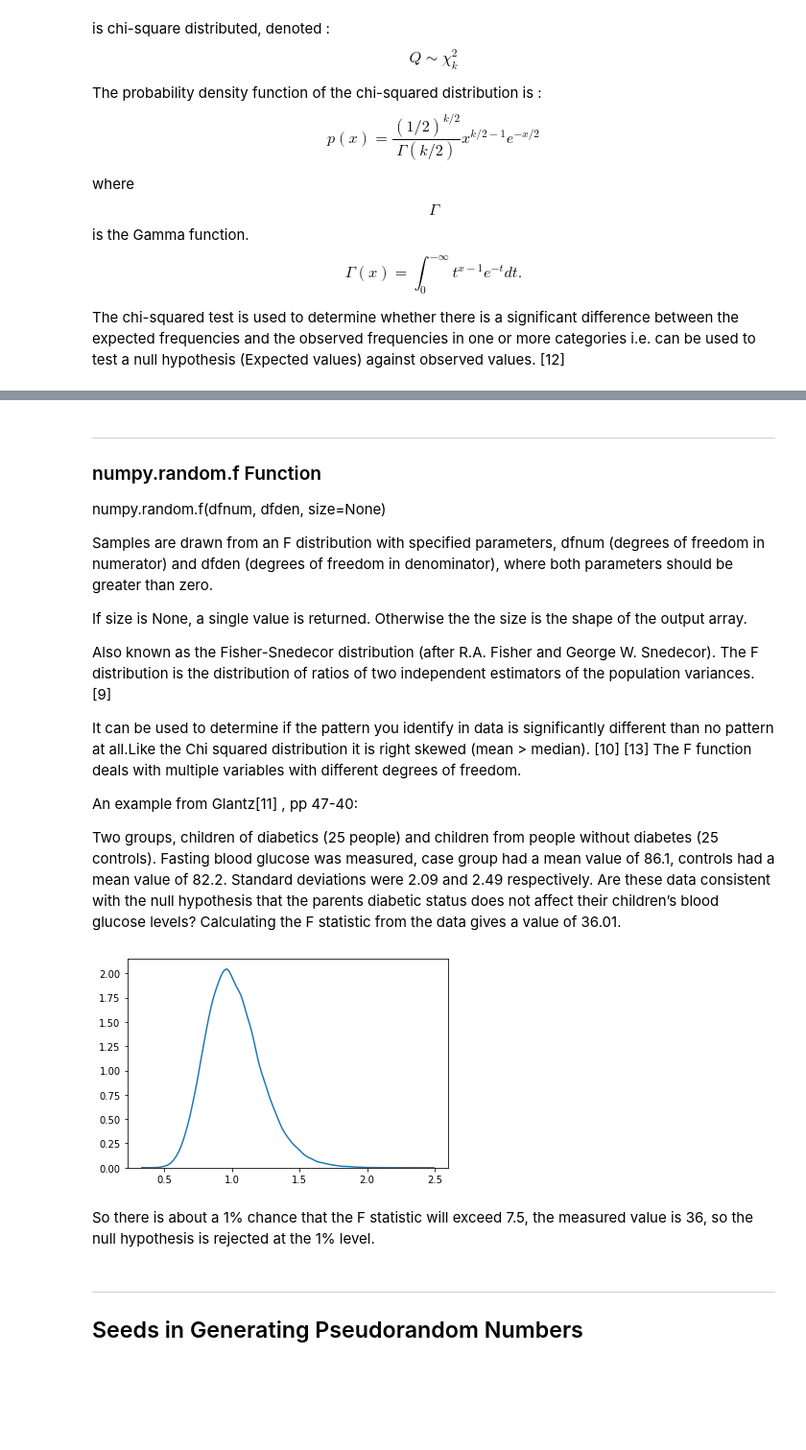
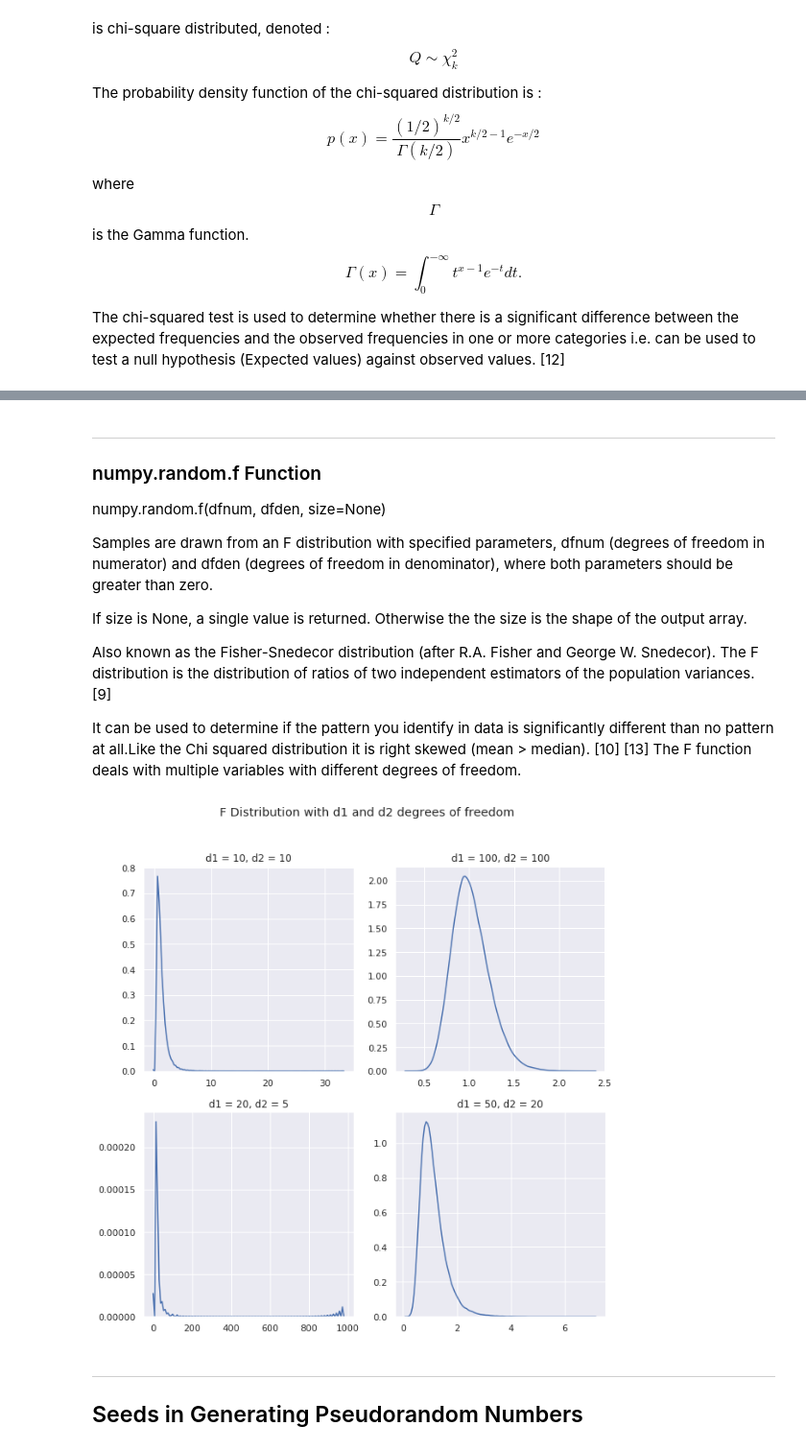
Before and after one commit to AdrianDonohoe/numpy.random, a Jupyter notebook: numpy-random.ipynb, the cells around one changed output, grey strips where cells are left out. Shown at 96% size. Cells and saved outputs as stored; diff of their text form; code cells hidden in the pictures; blank space fills up the shorter version.

```diff
--- a/numpy-random.ipynb
+++ b/numpy-random.ipynb
@@ -456,18 +456,25 @@ If size is None, a single value is returned. Otherwise the the size is the shape
 Also known as the Fisher-Snedecor distribution (after R.A. Fisher and George W. Snedecor). The F distribution is the distribution of ratios of two independent estimators of the population variances. [9]
 
 It can be used to determine if the pattern you identify in data is significantly different than no pattern at all.Like the Chi squared distribution it is right skewed (mean > median). [10] [13] The F function deals with multiple variables with different degrees of freedom.
-
-An example from Glantz[11] , pp 47-40:
-
-Two groups, children of diabetics (25 people) and children from people without diabetes (25 controls). Fasting blood glucose was measured, case group had a mean value of 86.1, controls had a mean value of 82.2. Standard deviations were 2.09 and 2.49 respectively. Are these data consistent with the null hypothesis that the parents diabetic status does not affect their children’s blood glucose levels? Calculating the F statistic from the data gives a value of 36.01.
-# %%
-import seaborn as sns
-s = np.random.f(100, 100, 100000)
-sns.distplot(s,hist=False);
-# %% [output]
-[figure, removed]
-# %% [markdown]
-So there is about a 1% chance that the F statistic will exceed 7.5, the measured value is 36, so the null hypothesis is rejected at the 1% level.
+# %%
+import seaborn as sns
+sns.set(style="darkgrid")
+fig, axes = plt.subplots(2, 2,figsize=[10,10])
+fig.suptitle('F Distribution with d1 and d2 degrees of freedom')
+s1 = np.random.f(10, 10, 100000)
+sns.distplot(s1,hist=False,ax=axes[0,0])
+axes[0,0].title.set_text('d1 = 10, d2 = 10')
+s2 = np.random.f(100,100, 100000)
+sns.distplot(s2,hist=False,ax=axes[0,1])
+axes[0,1].title.set_text('d1 = 100, d2 = 100')
+s3 = np.random.f(20,5, 100000)
+sns.distplot(s3,hist=False,ax=axes[1,0])
+axes[1,0].title.set_text('d1 = 20, d2 = 5')
+s4 = np.random.f(50,20, 100000)
+sns.distplot(s4,hist=False,ax=axes[1,1])
+axes[1,1].title.set_text('d1 = 50, d2 = 20');
+# %% [output]
+[figure, added]
 # %% [markdown]
 ***
 ## Seeds in Generating Pseudorandom Numbers
```
Also changed, not shown: parts of 3 cells of this notebook.
